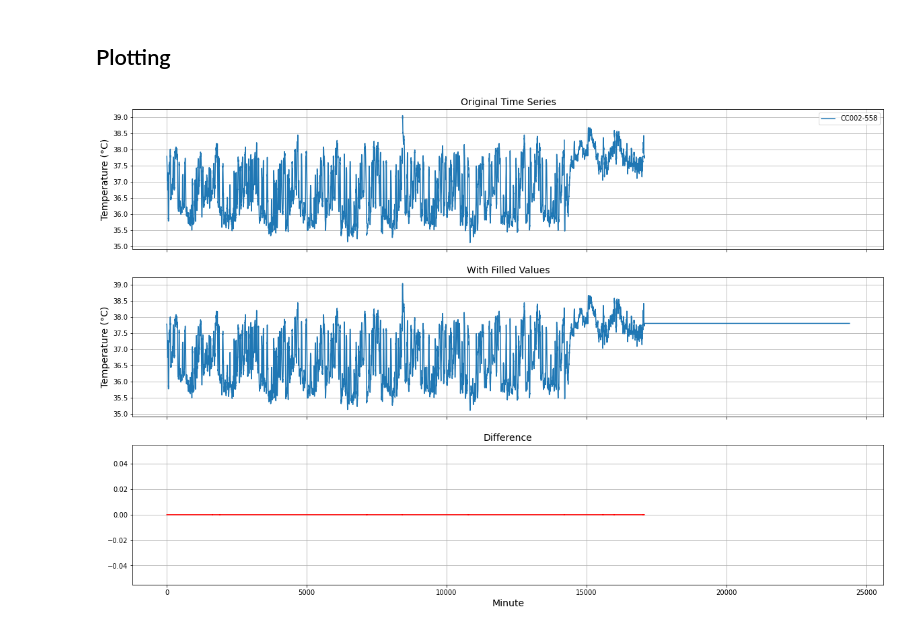
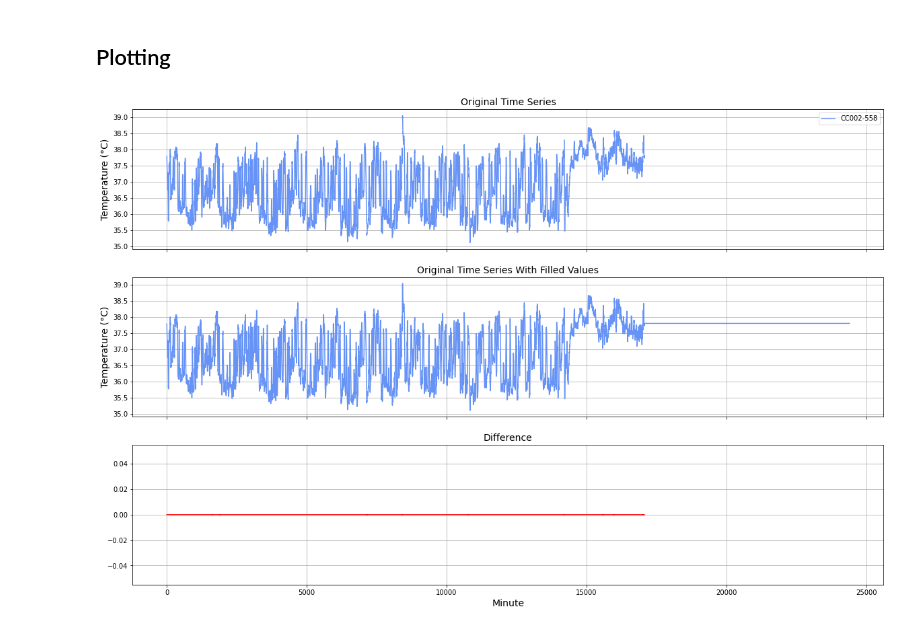
Before and after one commit to sheyaa/caterpillar_mset, a Jupyter notebook: mice_fill_missing_values.ipynb, the cells around one changed output. Cells and saved outputs as stored; diff of their text form; code cells hidden in the pictures.

```diff
--- a/mice_fill_missing_values.ipynb
+++ b/mice_fill_missing_values.ipynb
@@ -252,28 +252,28 @@ difference= abs(mice_temp[name]- f_mice_temp)
 # %%
 fig,ax = plt.subplots(3,1,figsize=(20,13),sharex=True)
 fig.set_facecolor("white")
 
-ax[0].plot(mice['Minutes'],mice_temp[name], label = "CC002-558")
+ax[0].plot(mice['Minutes'],mice_temp[name], label = "CC002-558", color="#6693F5")
 ax[0].legend()
 ax[0].set_title("Original Time Series",fontsize=14)
 ax[0].grid()
 ax[0].set_ylabel("Temperature (°C)", fontsize=14)
 
-ax[1].plot(mice['Minutes'],f_mice_temp)
-ax[1].set_title("With Filled Values", fontsize=14)
+ax[1].plot(mice['Minutes'],f_mice_temp, label = "CC002-558", color="#6693F5")
+ax[1].set_title("Original Time Series With Filled Values", fontsize=14)
 ax[1].grid()
 ax[1].set_ylabel("Temperature (°C)",fontsize=14)
 
 ax[2].plot(mice['Minutes'],difference, color='red')
 ax[2].set_title("Difference",fontsize=14)
 ax[2].grid()
 ax[2].set_xlabel("Minute",fontsize=14)
 
 # Show the plot
 plt.show()
 
 #SAVING PLOTS
 missing = "Missing/missing_%s.png"%name # saving the file as the name of the mouse
 fig.savefig(missing, bbox_inches='tight', facecolor='white')
 # %% [output]
-[figure, old version]
+[figure, new version]
```
Also changed, not shown: 3 other files.
